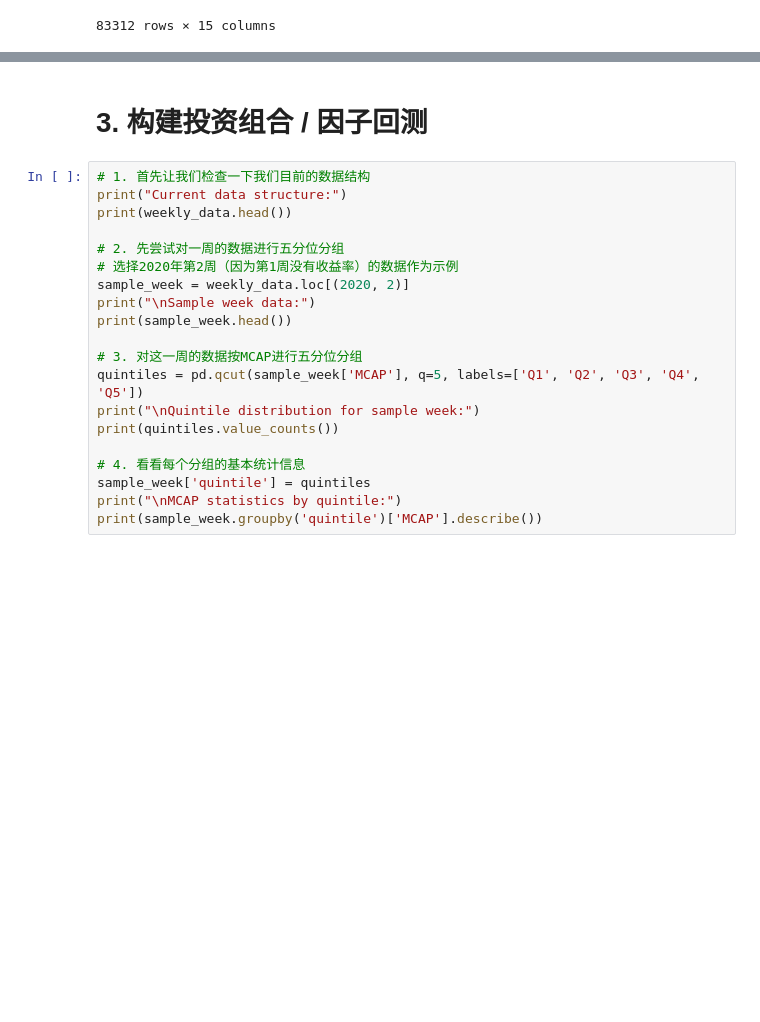
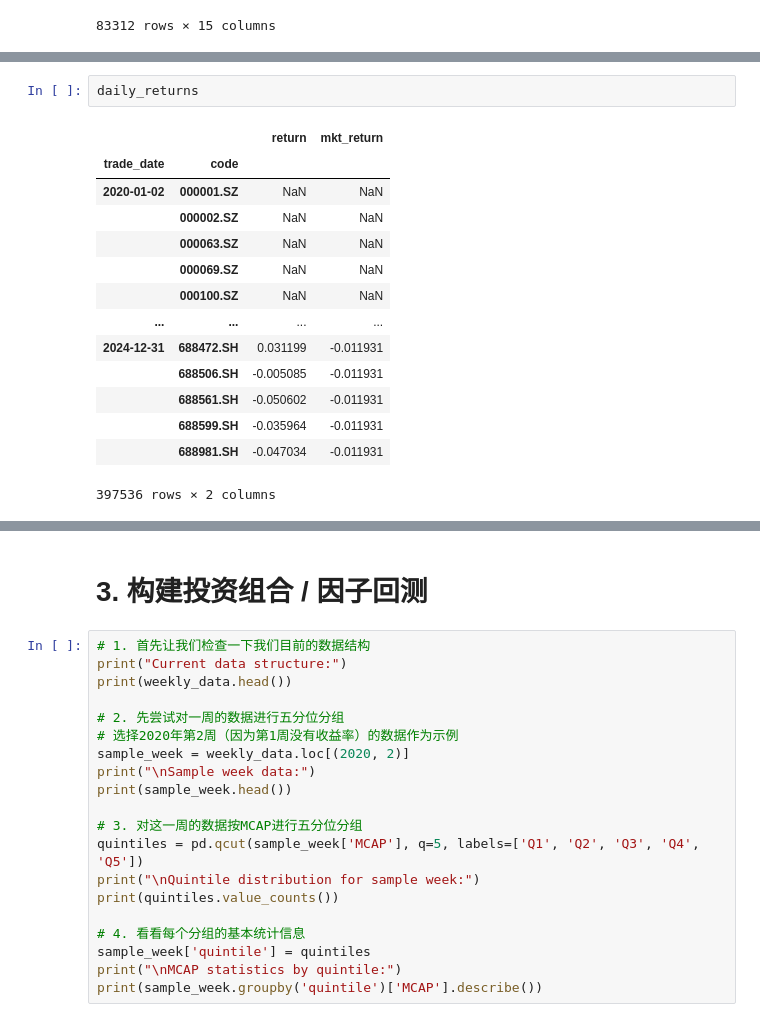
Before and after one commit to JL-ghcoder/crypto_assets_pricing, a Jupyter notebook: methods/A股实证.ipynb, the cells around one changed output, grey strips where cells are left out. Saved outputs shown, nothing was run; the diff lists cells and outputs as text; blank space fills up the shorter version.

```diff
--- a/methods/A股实证.ipynb
+++ b/methods/A股实证.ipynb
@@ -414,0 +471,17 @@ weekly_data
+# %%
+daily_returns
+# %% [output]
+|  |  | return | mkt_return |
+| trade_date | code |  |  |
+| 2020-01-02 | 000001.SZ | NaN | NaN |
+|  | 000002.SZ | NaN | NaN |
+|  | 000063.SZ | NaN | NaN |
+|  | 000069.SZ | NaN | NaN |
+|  | 000100.SZ | NaN | NaN |
+| ... | ... | ... | ... |
+| 2024-12-31 | 688472.SH | 0.031199 | -0.011931 |
+|  | 688506.SH | -0.005085 | -0.011931 |
+|  | 688561.SH | -0.050602 | -0.011931 |
+|  | 688599.SH | -0.035964 | -0.011931 |
+|  | 688981.SH | -0.047034 | -0.011931 |
+397536 rows × 2 columns
```
Also changed, not shown: parts of 14 cells of this notebook.
